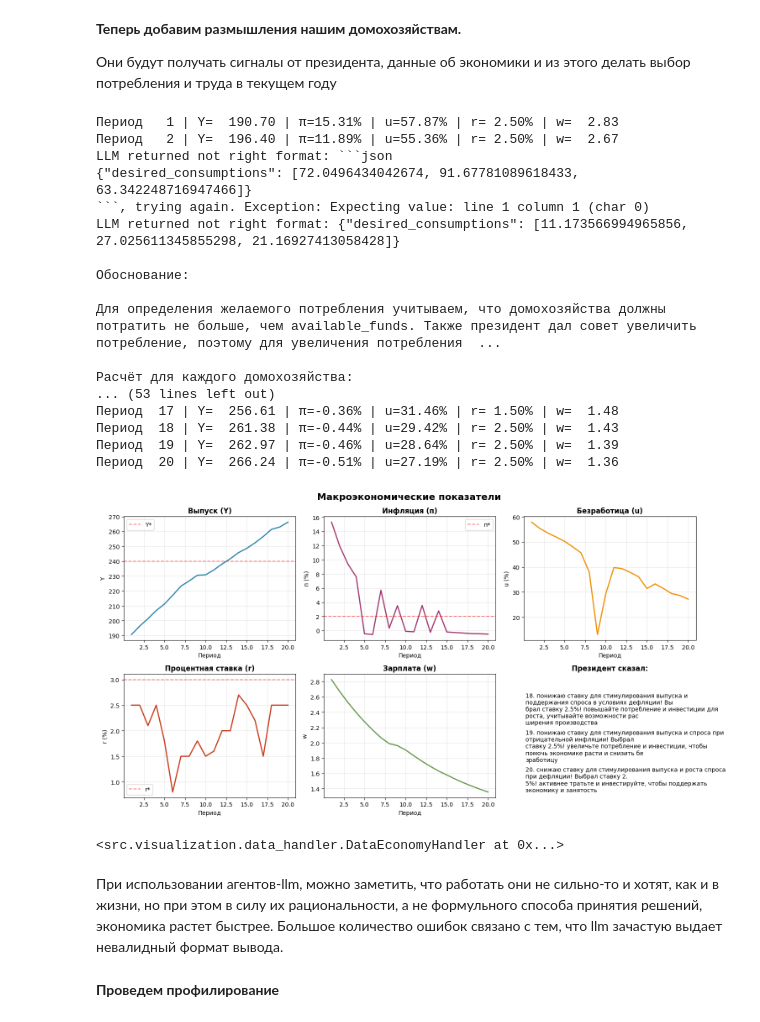
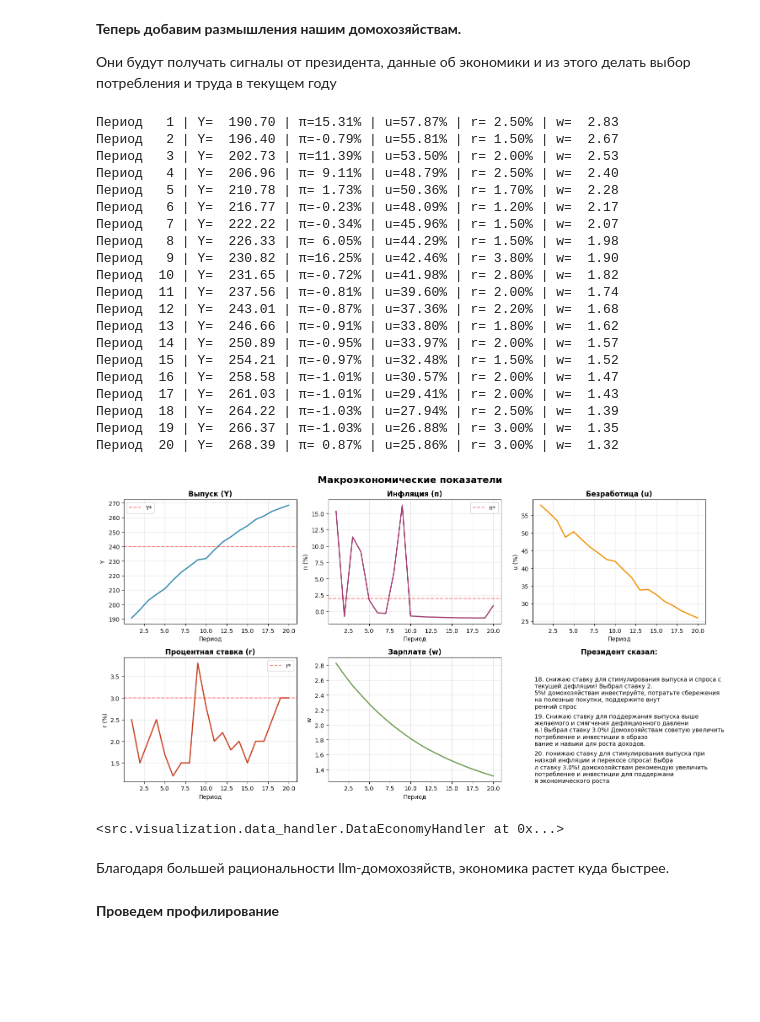
Before and after one commit to argeo05/EconomicModel-with-LLM-president, a Jupyter notebook: projectReview.ipynb, the cells around one changed output. Cells and saved outputs as stored; diff of their text form; code cells hidden in the pictures; blank space fills up the shorter version.

Commit message:
[REFACTOR] Обновлено отображение ошибок

````diff
--- a/projectReview.ipynb
+++ b/projectReview.ipynb
@@ -89,35 +90,38 @@ run_simulation(
 # %%
 run_simulation(
     years=20,
     config_path="config.yaml",
     llm_based_president=True,
     president_setup="Ты отличный президент. Ты хочешь увеличить выпуск",
     llm_based_households = True,
-    show_plots=True
+    show_plots=True,
+    disable_parse_errors=True
 )
 # %% [output]
 Период   1 | Y=  190.70 | π=15.31% | u=57.87% | r= 2.50% | w=  2.83
-Период   2 | Y=  196.40 | π=11.89% | u=55.36% | r= 2.50% | w=  2.67
-LLM returned not right format: ```json
-{"desired_consumptions": [72.0496434042674, 91.67781089618433, 63.342248716947466]}
-```, trying again. Exception: Expecting value: line 1 column 1 (char 0)
-LLM returned not right format: {"desired_consumptions": [11.173566994965856, 27.025611345855298, 21.16927413058428]}
-
-Обоснование:
-
-Для определения желаемого потребления учитываем, что домохозяйства должны потратить не больше, чем available_funds. Также президент дал совет увеличить потребление, поэтому для увеличения потребления  ...
-
-Расчёт для каждого домохозяйства:
-... (53 lines left out)
-Период  17 | Y=  256.61 | π=-0.36% | u=31.46% | r= 1.50% | w=  1.48
-Период  18 | Y=  261.38 | π=-0.44% | u=29.42% | r= 2.50% | w=  1.43
-Период  19 | Y=  262.97 | π=-0.46% | u=28.64% | r= 2.50% | w=  1.39
-Период  20 | Y=  266.24 | π=-0.51% | u=27.19% | r= 2.50% | w=  1.36
+Период   2 | Y=  196.40 | π=-0.79% | u=55.81% | r= 1.50% | w=  2.67
+Период   3 | Y=  202.73 | π=11.39% | u=53.50% | r= 2.00% | w=  2.53
+Период   4 | Y=  206.96 | π= 9.11% | u=48.79% | r= 2.50% | w=  2.40
+Период   5 | Y=  210.78 | π= 1.73% | u=50.36% | r= 1.70% | w=  2.28
+Период   6 | Y=  216.77 | π=-0.23% | u=48.09% | r= 1.20% | w=  2.17
+Период   7 | Y=  222.22 | π=-0.34% | u=45.96% | r= 1.50% | w=  2.07
+Период   8 | Y=  226.33 | π= 6.05% | u=44.29% | r= 1.50% | w=  1.98
+Период   9 | Y=  230.82 | π=16.25% | u=42.46% | r= 3.80% | w=  1.90
+Период  10 | Y=  231.65 | π=-0.72% | u=41.98% | r= 2.80% | w=  1.82
+Период  11 | Y=  237.56 | π=-0.81% | u=39.60% | r= 2.00% | w=  1.74
+Период  12 | Y=  243.01 | π=-0.87% | u=37.36% | r= 2.20% | w=  1.68
+Период  13 | Y=  246.66 | π=-0.91% | u=33.80% | r= 1.80% | w=  1.62
+Период  14 | Y=  250.89 | π=-0.95% | u=33.97% | r= 2.00% | w=  1.57
+Период  15 | Y=  254.21 | π=-0.97% | u=32.48% | r= 1.50% | w=  1.52
+Период  16 | Y=  258.58 | π=-1.01% | u=30.57% | r= 2.00% | w=  1.47
+Период  17 | Y=  261.03 | π=-1.01% | u=29.41% | r= 2.00% | w=  1.43
+Период  18 | Y=  264.22 | π=-1.03% | u=27.94% | r= 2.50% | w=  1.39
+Период  19 | Y=  266.37 | π=-1.03% | u=26.88% | r= 3.00% | w=  1.35
+Период  20 | Y=  268.39 | π= 0.87% | u=25.86% | r= 3.00% | w=  1.32
-[figure, old version]
+[figure, new version]
 <src.visualization.data_handler.DataEconomyHandler at 0x...>
 # %% [markdown]
-При использовании агентов-llm, можно заметить, что работать они не сильно-то и хотят, как и в жизни, но при этом в силу их рациональности,
-а не формульного способа принятия решений, экономика растет быстрее. Большое количество ошибок связано с тем, что llm зачастую выдает невалидный формат вывода.
+Благодаря большей рациональности llm-домохозяйств, экономика растет куда быстрее.
 # %% [markdown]
 **Проведем профилирование**
 # %%
````
Also changed, not shown: parts of 3 cells of this notebook, 4 other files.
